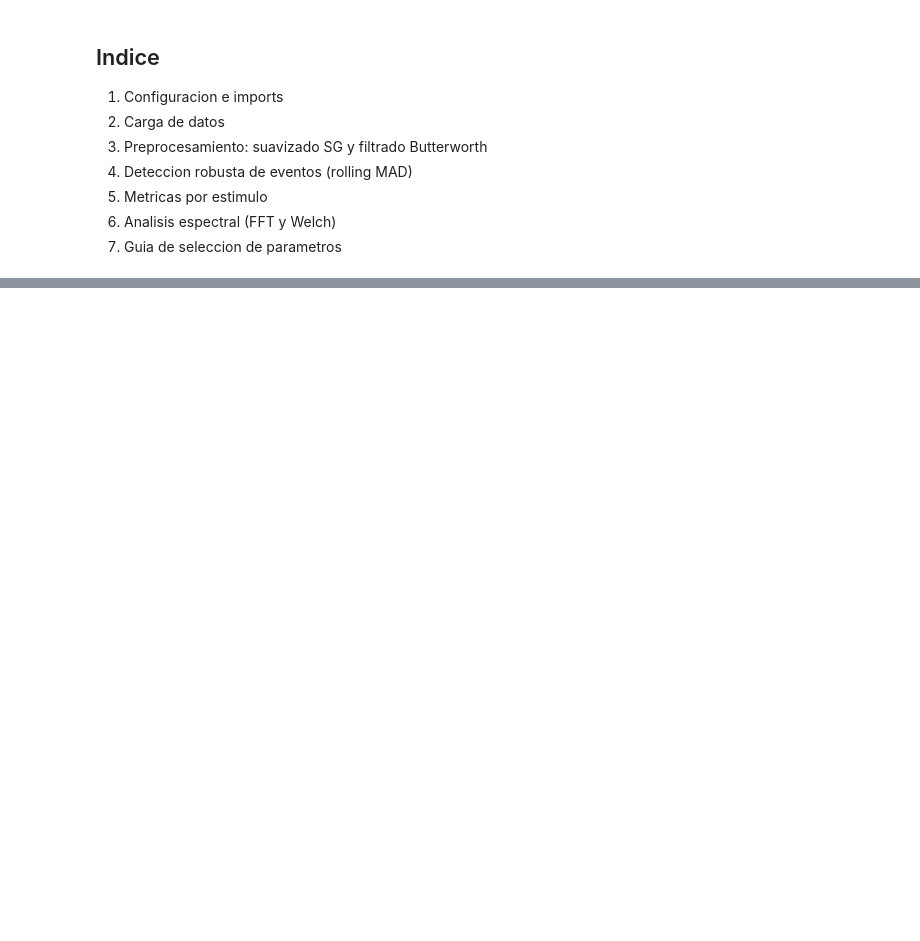
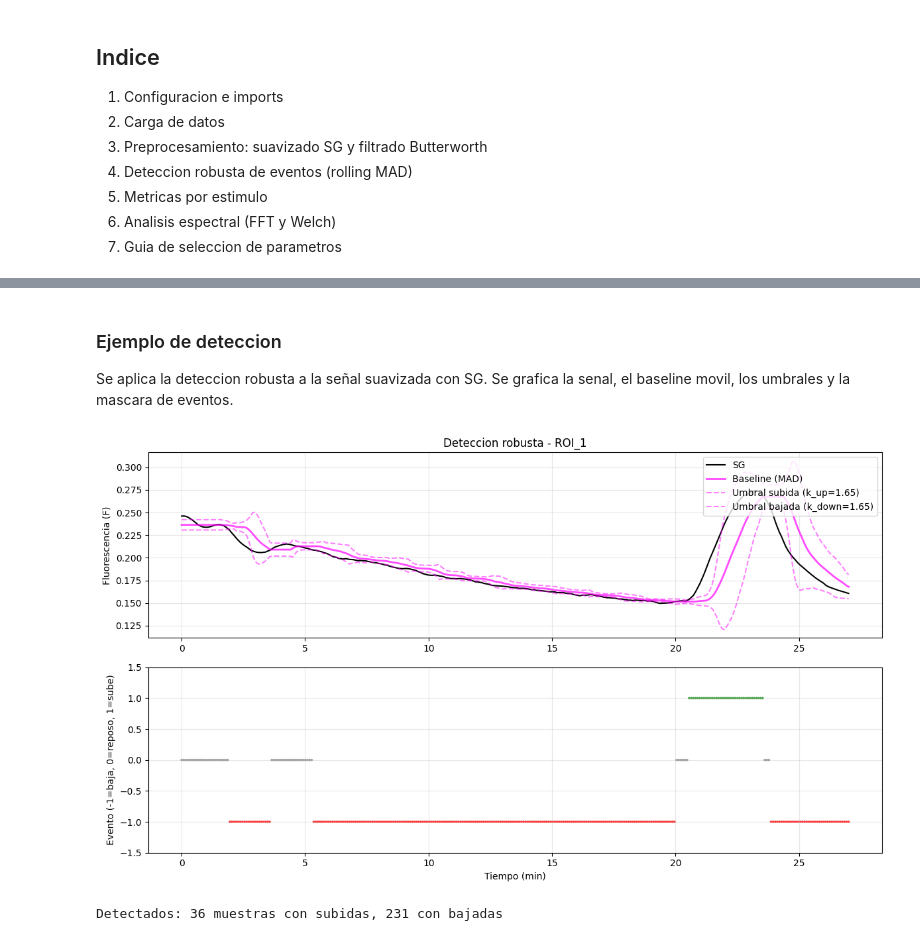
Before and after one commit to emodoro/Calcium_Image, a Jupyter notebook: notebooks/analisis_calcio_completo.ipynb, the cells around one changed output, grey strips where cells are left out. Drawn from its saved outputs; the diff is of its cells as text; code cells hidden in the pictures; blank space fills up the shorter version.

```diff
--- a/notebooks/analisis_calcio_completo.ipynb
+++ b/notebooks/analisis_calcio_completo.ipynb
@@ -236,0 +287,38 @@ IndentationError: expected an indented block after 'if' statement on line 4 (671
+# %% [markdown]
+### Ejemplo de deteccion
+
+Se aplica la deteccion robusta a la señal suavizada con SG. Se grafica la senal, el baseline movil, los umbrales y la mascara de eventos.
+# %%
+# Aplicar deteccion a SG
+x_sg = data_sg[roi].to_numpy()
+mask, baseline, std = robust_event_detection(x_sg, w=signal_window, k_up=k_up, k_down=k_down)
+
+fig, (ax1, ax2) = plt.subplots(2, 1, figsize=(12, 7))
+
+# Senal y baseline
+ax1.plot(t, x_sg, color='black', label='SG', linewidth=1.5)
+ax1.plot(t, baseline, color='magenta', alpha=0.7, linewidth=2, label='Baseline (MAD)')
+ax1.plot(t, baseline + k_up * std, color='magenta', linestyle='--', alpha=0.5, label=f'Umbral subida (k_up={k_up})')
+ax1.plot(t, baseline - k_down * std, color='magenta', linestyle='--', alpha=0.5, label=f'Umbral bajada (k_down={k_down})')
+ax1.legend(loc='upper right')
+ax1.set_ylabel('Fluorescencia (F)')
+ax1.set_title(f'Deteccion robusta - {roi}')
+ax1.grid(True, alpha=0.3)
+
+# Mascara de eventos
+colors = np.where(mask == 1, 'green', np.where(mask == -1, 'red', 'gray'))
+ax2.scatter(t, mask, c=colors, s=3, alpha=0.6)
+ax2.set_xlabel('Tiempo (min)')
+ax2.set_ylabel('Evento (-1=baja, 0=reposo, 1=sube)')
+ax2.set_ylim(-1.5, 1.5)
+ax2.grid(True, alpha=0.3)
+
+plt.tight_layout()
+plt.show()
+
+n_ups = np.sum(mask == 1)
+n_downs = np.sum(mask == -1)
+print(f'Detectados: {n_ups} muestras con subidas, {n_downs} con bajadas')
+# %% [output]
+[figure, added]
+Detectados: 36 muestras con subidas, 231 con bajadas
```
Also changed, not shown: parts of 40 cells of this notebook.
